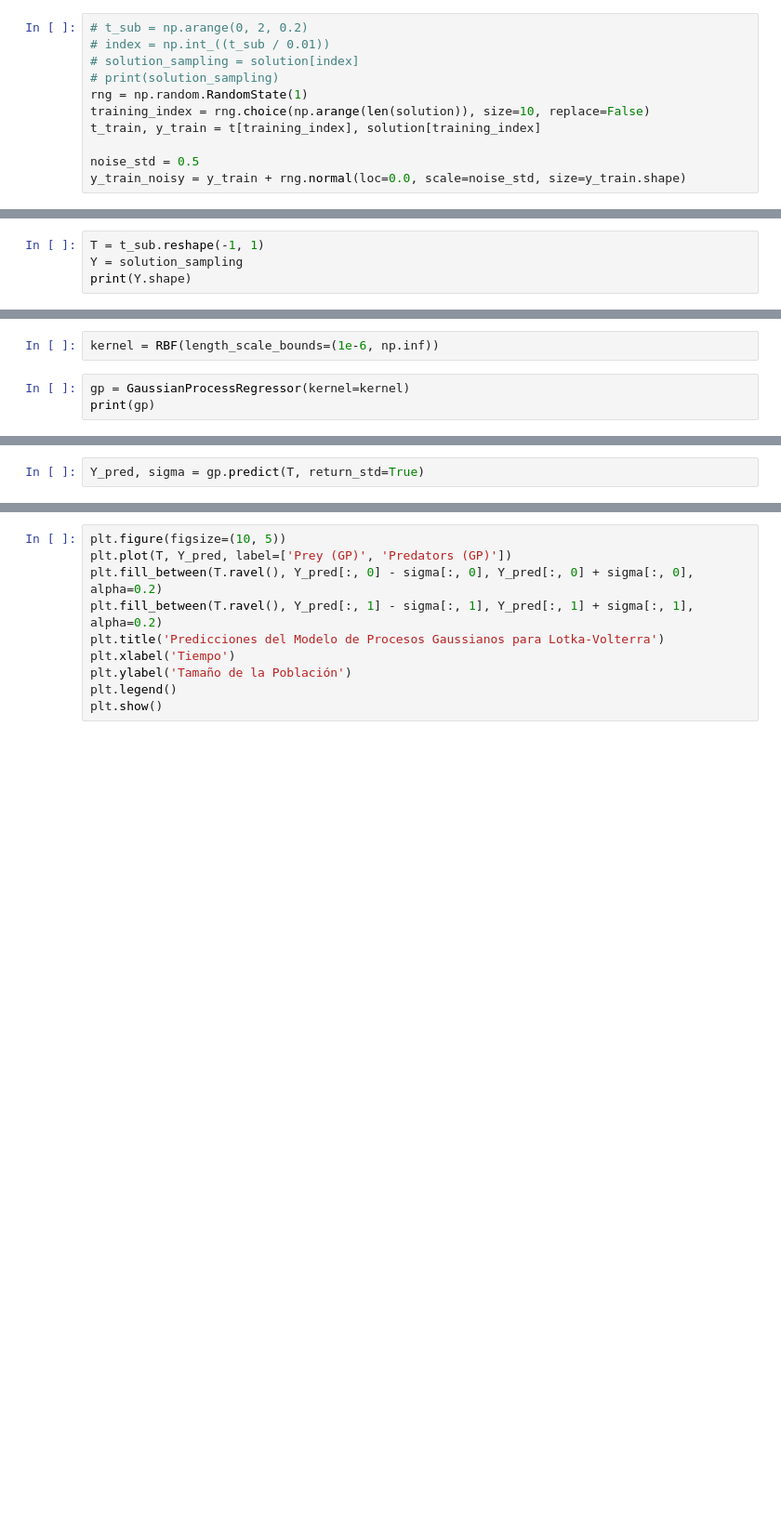
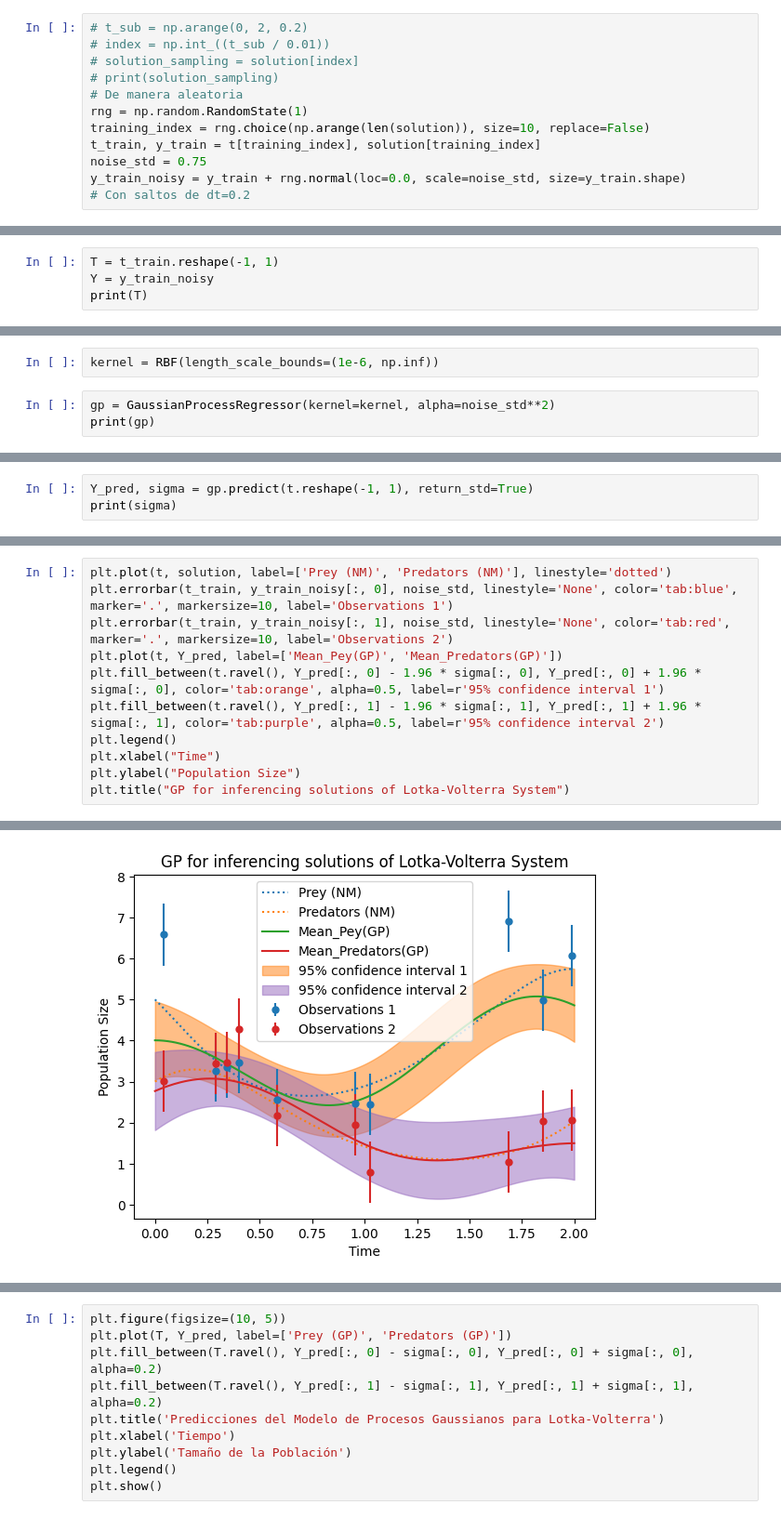
Before and after one commit to betochalo/Bayesian_project, a Jupyter notebook: JupyterNotebooks/InferencePS_NM.ipynb, the cells around one changed output, grey strips where cells are left out. Shown at 93% size. Saved outputs shown, nothing was run; the diff lists cells and outputs as text; blank space fills up the shorter version.

```diff
--- a/JupyterNotebooks/InferencePS_NM.ipynb
+++ b/JupyterNotebooks/InferencePS_NM.ipynb
@@ -44,12 +44,13 @@ print(solution.shape)
 # index = np.int_((t_sub / 0.01))
 # solution_sampling = solution[index]
 # print(solution_sampling)
+# De manera aleatoria
 rng = np.random.RandomState(1)
 training_index = rng.choice(np.arange(len(solution)), size=10, replace=False)
 t_train, y_train = t[training_index], solution[training_index]
-
-noise_std = 0.5
+noise_std = 0.75
 y_train_noisy = y_train + rng.normal(loc=0.0, scale=noise_std, size=y_train.shape)
+# Con saltos de dt=0.2
 # %% [markdown]
 ## Plotting
 # %%
@@ -66,7 +67,7 @@ plt.show()
 # %% [markdown]
 ## GP approach to inference solutions of LV System
 # %%
-T = t_sub.reshape(-1, 1)
-Y = solution_sampling
-print(Y.shape)
+T = t_train.reshape(-1, 1)
+Y = y_train_noisy
+print(T)
 # %% [output]
@@ -74,6 +84,6 @@ print(Y.shape)
 # %%
 kernel = RBF(length_scale_bounds=(1e-6, np.inf))
 # %%
-gp = GaussianProcessRegressor(kernel=kernel)
+gp = GaussianProcessRegressor(kernel=kernel, alpha=noise_std**2)
 print(gp)
 # %% [output]
@@ -85,2 +95,3 @@ GaussianProcessRegressor(kernel=RBF(length_scale=1))
 # %%
-Y_pred, sigma = gp.predict(T, return_std=True)
+Y_pred, sigma = gp.predict(t.reshape(-1, 1), return_std=True)
+print(sigma)
@@ -86,0 +116,12 @@ Y_pred, sigma = gp.predict(T, return_std=True)
+# %%
+plt.plot(t, solution, label=['Prey (NM)', 'Predators (NM)'], linestyle='dotted')
+plt.errorbar(t_train, y_train_noisy[:, 0], noise_std, linestyle='None', color='tab:blue', marker='.', markersize=10, label='Observations 1')
+plt.errorbar(t_train, y_train_noisy[:, 1], noise_std, linestyle='None', color='tab:red', marker='.', markersize=10, label='Observations 2')
+plt.plot(t, Y_pred, label=['Mean_Pey(GP)', 'Mean_Predators(GP)'])
+plt.fill_between(t.ravel(), Y_pred[:, 0] - 1.96 * sigma[:, 0], Y_pred[:, 0] + 1.96 * sigma[:, 0], color='tab:orange', alpha=0.5, label=r'95% confidence interval 1')
+plt.fill_between(t.ravel(), Y_pred[:, 1] - 1.96 * sigma[:, 1], Y_pred[:, 1] + 1.96 * sigma[:, 1], color='tab:purple', alpha=0.5, label=r'95% confidence interval 2')
+plt.legend()
+plt.xlabel("Time")
+plt.ylabel("Population Size")
+plt.title("GP for inferencing solutions of Lotka-Volterra System")
+# %% [output]
@@ -86,0 +129 @@ Y_pred, sigma = gp.predict(T, return_std=True)
+[figure, added]
```
Also changed, not shown: parts of 7 cells of this notebook.
